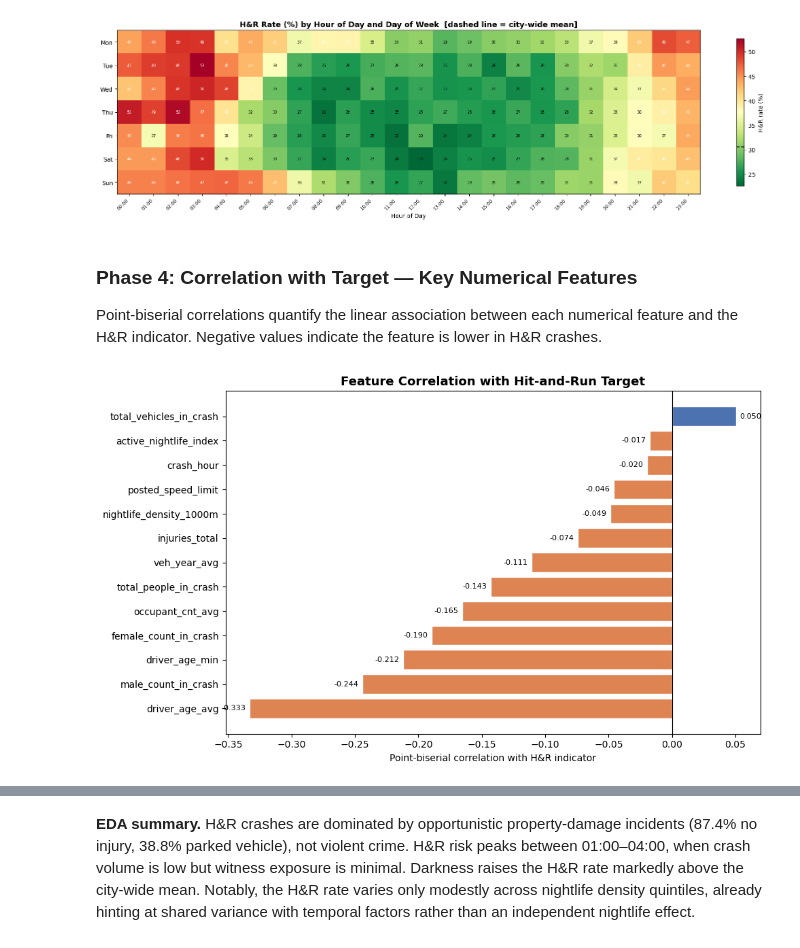
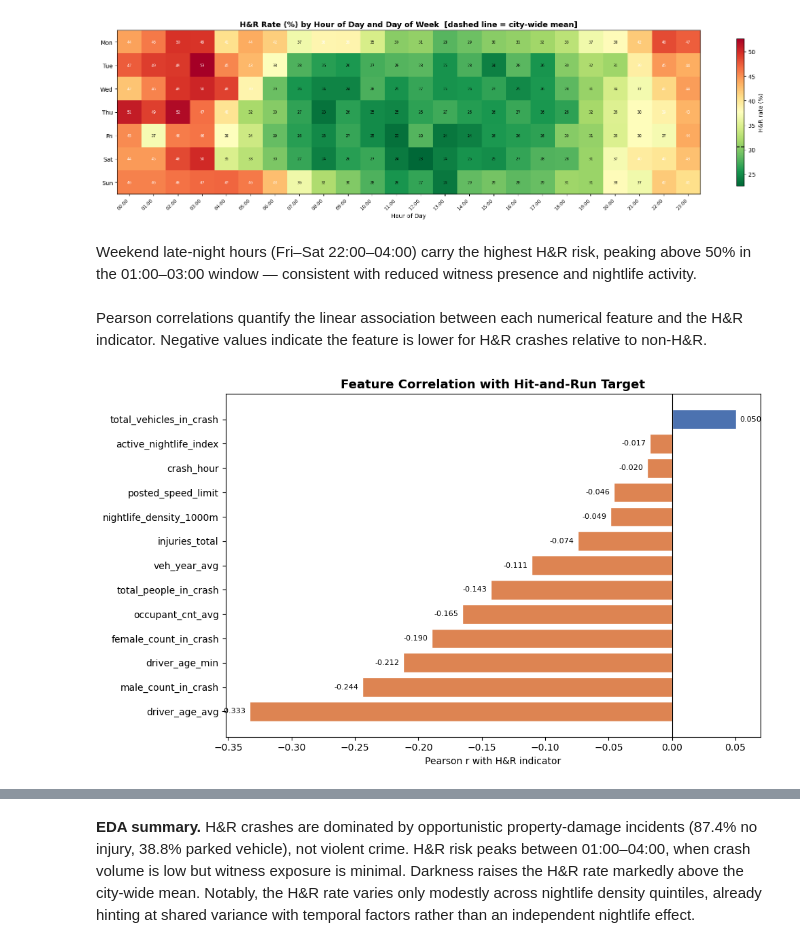
Before and after one commit to casagochman/chicago-hit-and-run, a Jupyter notebook: multi_ds/chicago_hitnrun_writeup.ipynb, the cells around one changed output, grey strips where cells are left out. Cells and saved outputs as stored; diff of their text form; code cells hidden in the pictures.

```diff
--- a/multi_ds/chicago_hitnrun_writeup.ipynb
+++ b/multi_ds/chicago_hitnrun_writeup.ipynb
@@ -547,11 +548,10 @@ Crash type breakdown and injury severity for H&R vs non-H&R crashes.
 # %%
-# Injury profile EDA — generates imgs/injury_eda.png
 import pandas as pd
 import numpy as np
 import matplotlib
 import matplotlib.pyplot as plt
 
-df = pd.read_parquet("train_crashes_final.parquet")
+df = df_eda.copy()
 TARGET = "is_hit_and_run"
 
 df["label"] = df[TARGET].map({0: "Non-H&R", 1: "H&R"})
@@ -627,4 +627,4 @@ for i, (idx, row) in enumerate(hnr_injury.iterrows()):
 
 plt.suptitle("H&R Injury Profile", fontsize=14, fontweight="bold")
 plt.tight_layout()
-plt.close()
+plt.show()
@@ -712,0 +695,26 @@ plt.show()
+# %%
+import matplotlib.pyplot as plt
+
+baseline = df_eda["is_hit_and_run"].mean()
+
+agg = (
+    df_eda.groupby("first_crash_type")["is_hit_and_run"]
+    .agg(hnr_rate="mean", count="size")
+    .reset_index()
+    .query("count >= 100")
+    .sort_values("hnr_rate", ascending=True)
+)
+colors = ["#DD8452" if v > baseline else "#aac4e0" for v in agg["hnr_rate"]]
+
+fig, ax = plt.subplots(figsize=(12, 6))
+bars = ax.barh(agg["first_crash_type"], agg["hnr_rate"], color=colors, edgecolor="white")
+ax.axvline(baseline, color="black", linestyle="--", linewidth=1.2,
+           label=f"City baseline ({baseline*100:.1f}%)")
+ax.set_xlabel("H&R Rate")
+ax.set_title("H&R Rate by First Crash Type", fontsize=13, fontweight="bold")
+ax.legend(fontsize=9)
+for bar, v in zip(bars, agg["hnr_rate"]):
+    ax.text(bar.get_width() + 0.003, bar.get_y() + bar.get_height()/2,
+            f"{v*100:.1f}%", va="center", fontsize=9)
+plt.tight_layout()
+plt.show()
@@ -754,49 +764,48 @@ plt.tight_layout()
 plt.show()
 # %% [output]
 [figure]
+# %% [markdown]
+Weekend late-night hours (Fri–Sat 22:00–04:00) carry the highest H&R risk, peaking above 50% in the 01:00–03:00 window — consistent with reduced witness presence and nightlife activity.
 # %% [markdown]
-### Phase 4: Correlation with Target — Key Numerical Features
-
-Point-biserial correlations quantify the linear association between each numerical feature and the H&R indicator. Negative values indicate the feature is lower in H&R crashes.
+Pearson correlations quantify the linear association between each numerical feature and the H&R indicator. Negative values indicate the feature is lower for H&R crashes relative to non-H&R.
 # %%
-# Point-biserial correlation of numerical features with is_hit_and_run
 import matplotlib.pyplot as plt
 import pandas as pd
-from scipy.stats import pointbiserialr
+from scipy.stats import pearsonr
 import numpy as np
 
 num_cols = [
     'total_people_in_crash', 'driver_age_avg', 'driver_age_min',
     'male_count_in_crash', 'female_count_in_crash',
     'total_vehicles_in_crash', 'occupant_cnt_avg',
     'posted_speed_limit', 'nightlife_density_1000m',
     'active_nightlife_index', 'veh_year_avg', 'injuries_total',
     'crash_hour',
 ]
 num_cols = [c for c in num_cols if c in df_eda.columns]
 
 target = df_eda['is_hit_and_run'].astype(float)
 corrs = {}
 for col in num_cols:
     series = pd.to_numeric(df_eda[col], errors='coerce').dropna()
     idx = series.index.intersection(target.index)
     if len(idx) > 50:
-        r, p = pointbiserialr(target.loc[idx], series.loc[idx])
+        r, _ = pearsonr(target.loc[idx], series.loc[idx])
         corrs[col] = r
 
 corr_df = pd.Series(corrs).sort_values()
+colors = ['#DD8452' if v < 0 else '#4C72B0' for v in corr_df.values]
 
-colors = ['#DD8452' if v < 0 else '#4C72B0' for v in corr_df.values]
 fig, ax = plt.subplots(figsize=(10, 6))
 bars = ax.barh(corr_df.index, corr_df.values, color=colors, edgecolor='white')
 ax.axvline(0, color='black', linewidth=0.8)
-ax.set_xlabel('Point-biserial correlation with H&R indicator')
+ax.set_xlabel('Pearson r with H&R indicator')
 ax.set_title('Feature Correlation with Hit-and-Run Target', fontsize=13, fontweight='bold')
 for bar, v in zip(bars, corr_df.values):
     x = v + 0.003 if v >= 0 else v - 0.003
     ha = 'left' if v >= 0 else 'right'
     ax.text(x, bar.get_y() + bar.get_height()/2, f'{v:.3f}', va='center', ha=ha, fontsize=8)
 plt.tight_layout()
 plt.show()
 # %% [output]
-[figure, old version]
+[figure, new version]
```
Also changed, not shown: parts of 41 cells of this notebook.
